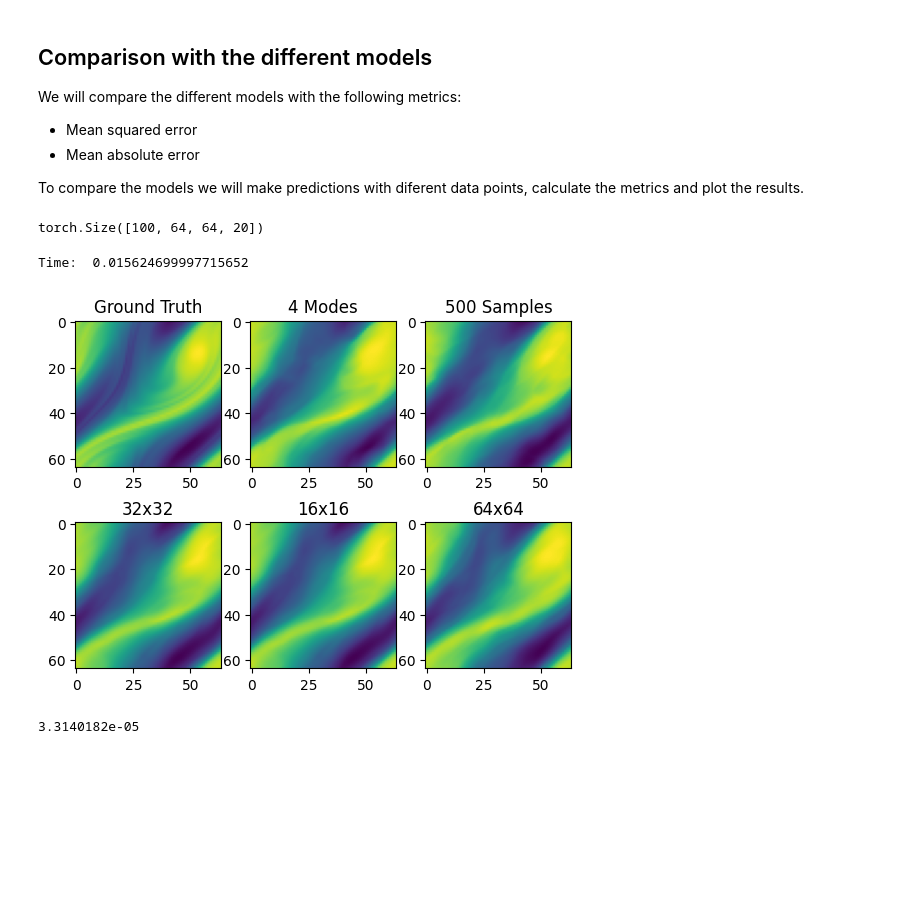
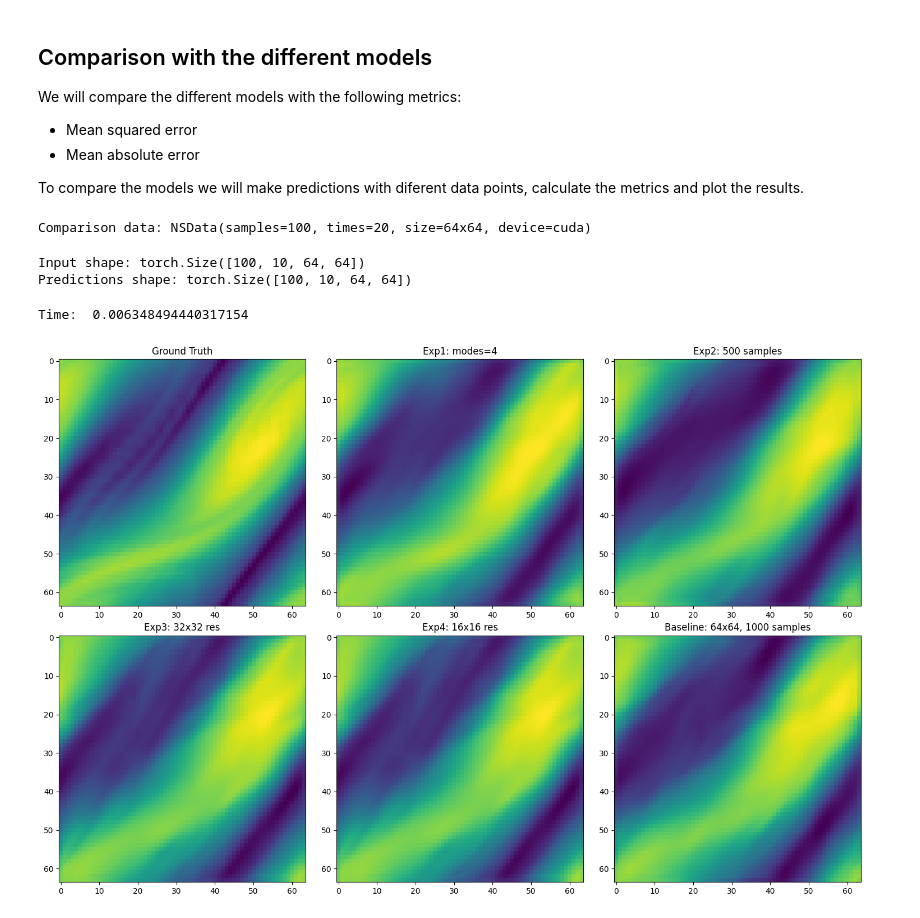
Before and after one commit to Genghis-L/neural-operators, a Jupyter notebook: notebooks/experiments.ipynb, the cells around one changed output. Cells and saved outputs as stored; diff of their text form; code cells hidden in the pictures; blank space fills up the shorter version.

```diff
--- a/notebooks/experiments.ipynb
+++ b/notebooks/experiments.ipynb
@@ -312,13 +437,12 @@ We will compare the different models with the following metrics:
 
 To compare the models we will make predictions with diferent data points, calculate the metrics and plot the results.
 # %%
-# Read the data
-math_path = "NavierStokes_V1e-5_N1200_T20.mat"
-math_data = MatlabFileReader(math_path, device=device, to_tensor=True).read_file("u")
+# Load data and Extract last 100 samples for testing
+math_path = "data/NavierStokes_V1e-5_N1200_T20.mat"
+raw_data = MatlabFileReader(math_path, device=device, to_tensor=True).read_file("u")
+test_data = NSData(raw_data[1100:], device=device)
 
-# Extract last 100 samples for testing
-test_data = math_data[1100:, :, :, :].cuda()
-test_data.shape
+print(f"Comparison data: {test_data}")
 # %% [output]
-torch.Size([100, 64, 64, 20])
+Comparison data: NSData(samples=100, times=20, size=64x64, device=cuda)
 # %%
@@ -331,39 +455,47 @@ fno_model_5 = torch.load("fno_navierstokes_v1e-5_500epchs_1000datapoints.pt").cu
 # %%
-# Make predictions for each model
+# Make predictions for each model using NSData
+# test_data.get_input() returns data in [N, T, H, W] format
+test_input = test_data.get_input()
+
 with torch.no_grad():
-    pred1 = fno_model_1(test_data[:, :, :, :10])
-    pred2 = fno_model_2(test_data[:, :, :, :10])
-    pred3 = fno_model_3(test_data[:, :, :, :10])
-    pred4 = fno_model_4(test_data[:, :, :, :10])
-    pred5 = fno_model_5(test_data[:, :, :, :10])
+    pred1 = fno_model_1(test_input)
+    pred2 = fno_model_2(test_input)
+    pred3 = fno_model_3(test_input)
+    pred4 = fno_model_4(test_input)
+    pred5 = fno_model_5(test_input)
+
+print(f"Input shape: {test_input.shape}")
+print(f"Predictions shape: {pred1.shape}")
+# %% [output]
+Input shape: torch.Size([100, 10, 64, 64])
+Predictions shape: torch.Size([100, 10, 64, 64])
 # %%
 # Count time of prediction
 start = timeit.default_timer()
 with torch.no_grad():
-    pred1 = fno_model_1(test_data[:, :, :, :10])
+    pred1 = fno_model_1(test_input)  # test_input already prepared above
 stop = timeit.default_timer()
 print('Time: ', stop - start)
 # %% [output]
-Time:  0.015624699997715652
+Time:  0.006348494440317154
 # %%
-# Make plots
-fig, ax = plt.subplots(2, 3)
-ax[0][0].imshow(test_data[0, :, :, 10].cpu().numpy())
+# Make plots comparing different experiments
+# Using NSData: test_data.get_ground_truth(sample, time) for ground truth
+# Predictions are in [N, T, H, W] format: pred[sample, time, :, :]
+fig, ax = plt.subplots(2, 3, figsize=(15, 10))
+ax[0][0].imshow(test_data.get_ground_truth(0, 0).cpu().numpy())
 ax[0][0].set_title("Ground Truth")
-ax[0][1].imshow(pred1[0, :, :, 0].cpu().numpy())
-ax[0][1].set_title("4 Modes")
-ax[0][2].imshow(pred2[0, :, :, 0].cpu().numpy())
-ax[0][2].set_title("500 Samples")
-ax[1][0].imshow(pred3[0, :, :, 0].cpu().numpy())
-ax[1][0].set_title("32x32")
-ax[1][1].imshow(pred4[0, :, :, 0].cpu().numpy())
-ax[1][1].set_title("16x16")
-ax[1][2].imshow(pred5[0, :, :, 0].cpu().numpy())
-ax[1][2].set_title("64x64")
+ax[0][1].imshow(pred1[0, 0, :, :].cpu().numpy())
+ax[0][1].set_title("Exp1: modes=4")
+ax[0][2].imshow(pred2[0, 0, :, :].cpu().numpy())
+ax[0][2].set_title("Exp2: 500 samples")
+ax[1][0].imshow(pred3[0, 0, :, :].cpu().numpy())
+ax[1][0].set_title("Exp3: 32x32 res")
+ax[1][1].imshow(pred4[0, 0, :, :].cpu().numpy())
+ax[1][1].set_title("Exp4: 16x16 res")
+ax[1][2].imshow(pred5[0, 0, :, :].cpu().numpy())
+ax[1][2].set_title("Baseline: 64x64, 1000 samples")
+plt.tight_layout()
 plt.show()
 # %% [output]
-[figure, old version]
+[figure, new version]
-# %%
-(np.abs(test_data[0, :, :, 10].cpu().numpy() - pred1[0, :, :, 0, 0].cpu().numpy())).min()
-# %% [output]
-3.3140182e-05
```
Also changed, not shown: parts of 53 cells of this notebook, 21 other files.
